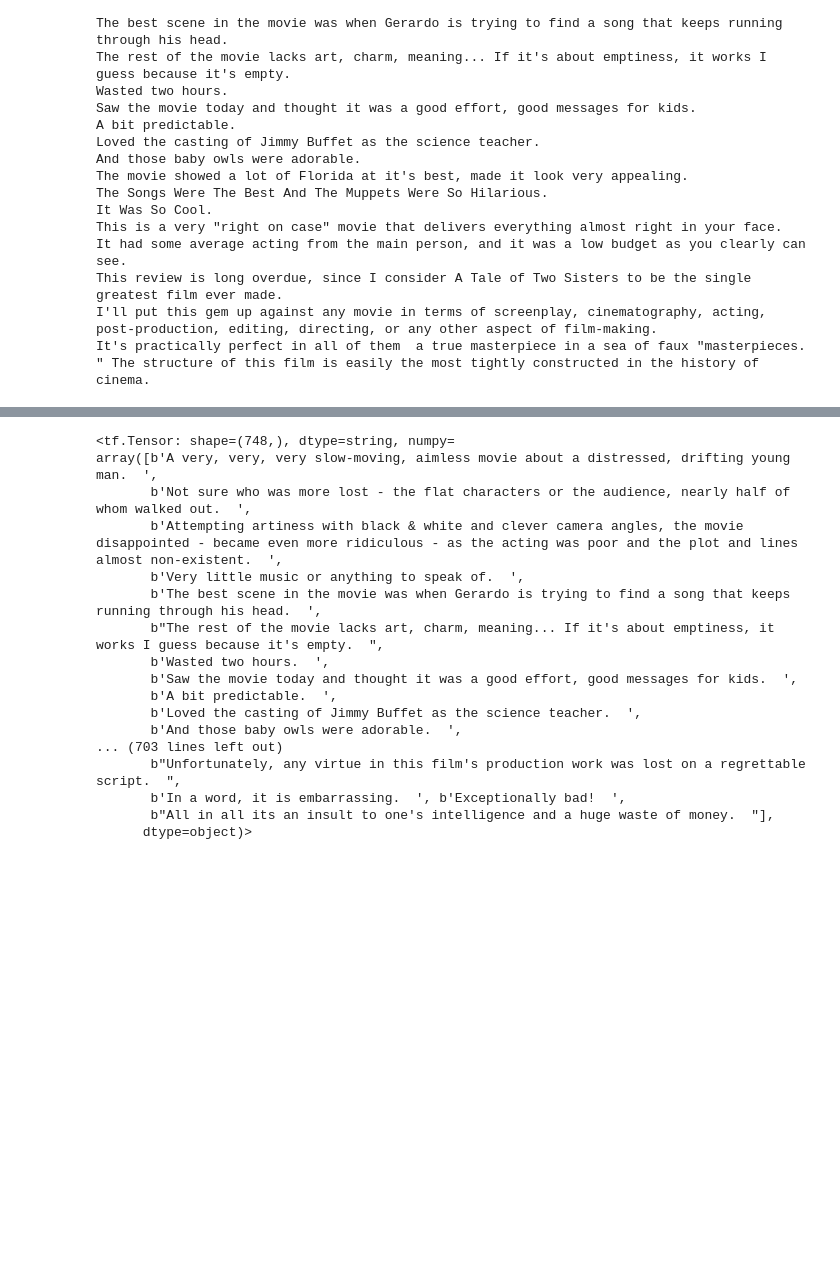
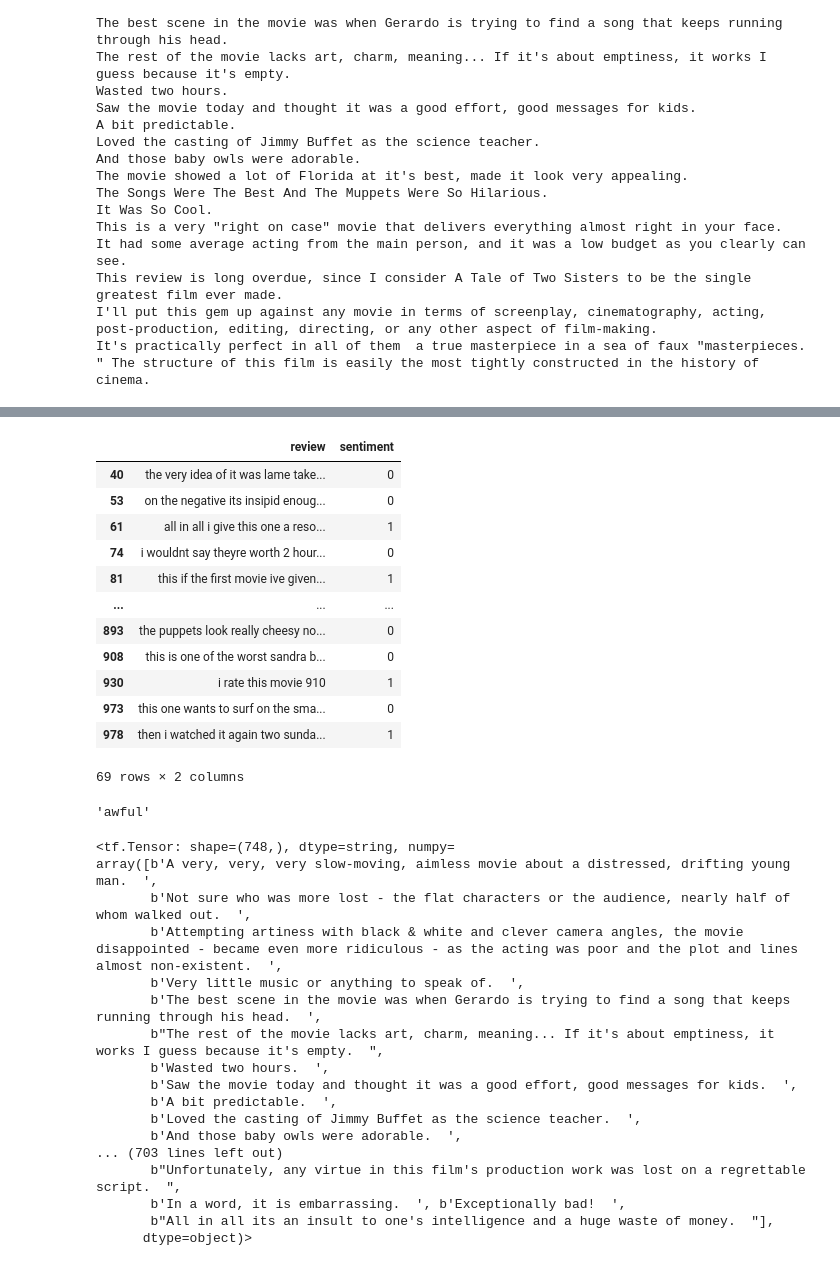
Before and after one commit to jtrawick/D213, a Jupyter notebook: Task2-Sentiment_Analysis_Using_Neural_Networks/task2_wip.ipynb, the cells around one changed output, grey strips where cells are left out. Saved outputs shown, nothing was run; the diff lists cells and outputs as text; code cells hidden in the pictures; blank space fills up the shorter version.

```diff
--- a/Task2-Sentiment_Analysis_Using_Neural_Networks/task2_wip.ipynb
+++ b/Task2-Sentiment_Analysis_Using_Neural_Networks/task2_wip.ipynb
@@ -236,0 +656,20 @@
+# %%
+clean_df[clean_df.review.str.contains(r'[0-9]')]
+# %% [output]
+|  | review | sentiment |
+| 40 | the very idea of it was lame take... | 0 |
+| 53 | on the negative its insipid enoug... | 0 |
+| 61 | all in all i give this one a reso... | 1 |
+| 74 | i wouldnt say theyre worth 2 hour... | 0 |
+| 81 | this if the first movie ive given... | 1 |
+| ... | ... | ... |
+| 893 | the puppets look really cheesy no... | 0 |
+| 908 | this is one of the worst sandra b... | 0 |
+| 930 | i rate this movie 910 | 1 |
+| 973 | this one wants to surf on the sma... | 0 |
+| 978 | then i watched it again two sunda... | 1 |
+69 rows × 2 columns
+# %%
+clean_df.review[162]
+# %% [output]
+'awful'
```
Also changed, not shown: parts of 45 cells of this notebook, 1 other file.
